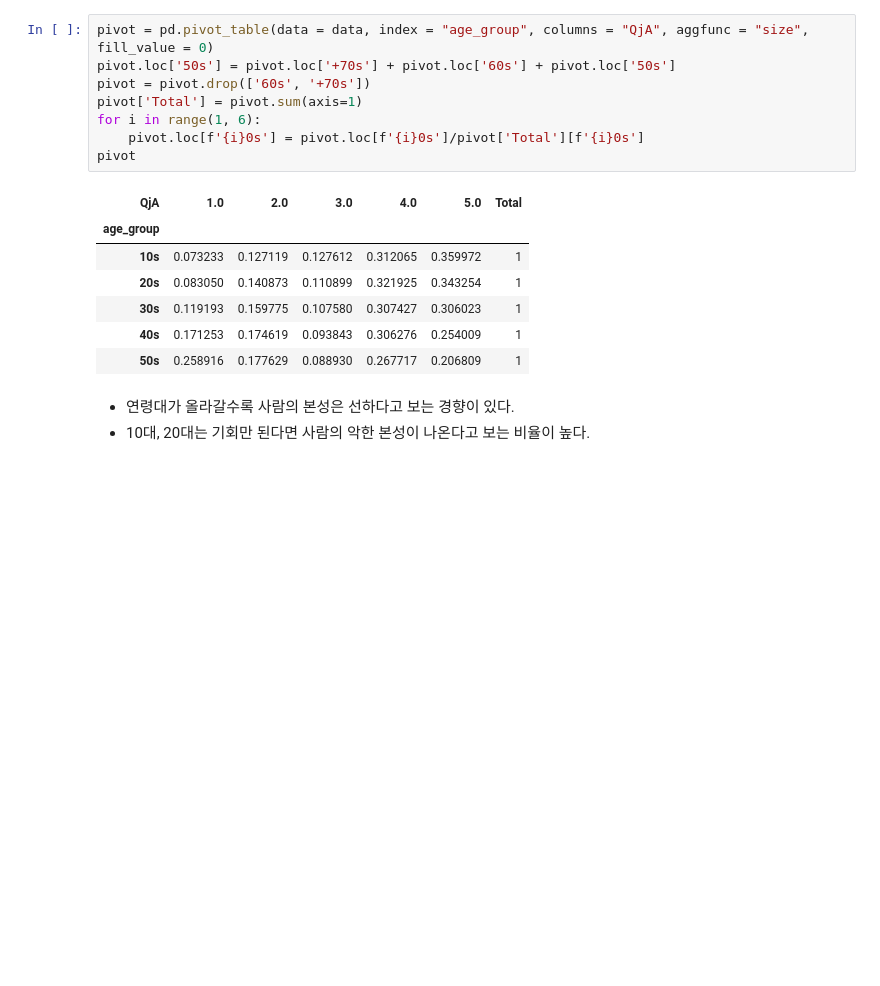
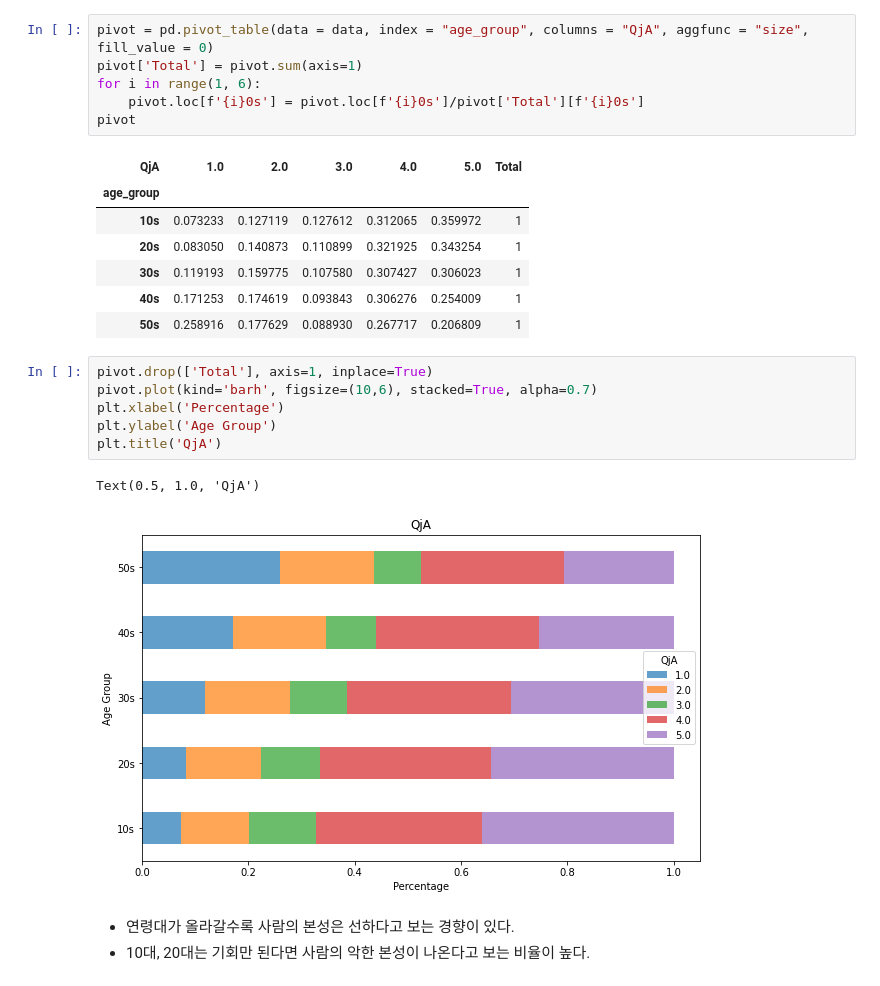
Before and after one commit to imdg3/8th_EDA, a Jupyter notebook: 1조/유영서/DataAnalysis.ipynb, the cells around one changed output. Cells and saved outputs as stored; diff of their text form; blank space fills up the shorter version.

```diff
--- a/1조/유영서/DataAnalysis.ipynb
+++ b/1조/유영서/DataAnalysis.ipynb
@@ -95,8 +106,6 @@ pivot
 * 50s는 50대 이상의 데이터를 포함
 # %%
 pivot = pd.pivot_table(data = data, index = "age_group", columns = "QjA", aggfunc = "size", fill_value = 0)
-pivot.loc['50s'] = pivot.loc['+70s'] + pivot.loc['60s'] + pivot.loc['50s']
-pivot = pivot.drop(['60s', '+70s'])
 pivot['Total'] = pivot.sum(axis=1)
 for i in range(1, 6):
     pivot.loc[f'{i}0s'] = pivot.loc[f'{i}0s']/pivot['Total'][f'{i}0s']
@@ -109,6 +118,15 @@ pivot
 | 30s | 0.119193 | 0.159775 | 0.107580 | 0.307427 | 0.306023 | 1 |
 | 40s | 0.171253 | 0.174619 | 0.093843 | 0.306276 | 0.254009 | 1 |
 | 50s | 0.258916 | 0.177629 | 0.088930 | 0.267717 | 0.206809 | 1 |
+# %%
+pivot.drop(['Total'], axis=1, inplace=True)
+pivot.plot(kind='barh', figsize=(10,6), stacked=True, alpha=0.7)
+plt.xlabel('Percentage')
+plt.ylabel('Age Group')
+plt.title('QjA')
+# %% [output]
+Text(0.5, 1.0, 'QjA')
+[figure, added]
 # %% [markdown]
 * 연령대가 올라갈수록 사람의 본성은 선하다고 보는 경향이 있다.
 * 10대, 20대는 기회만 된다면 사람의 악한 본성이 나온다고 보는 비율이 높다.
```
Also changed, not shown: parts of 49 cells of this notebook.
